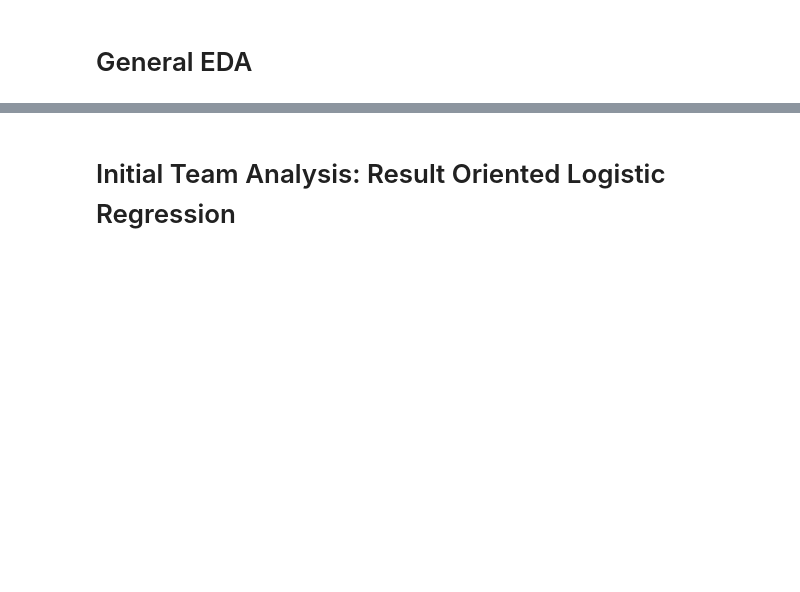
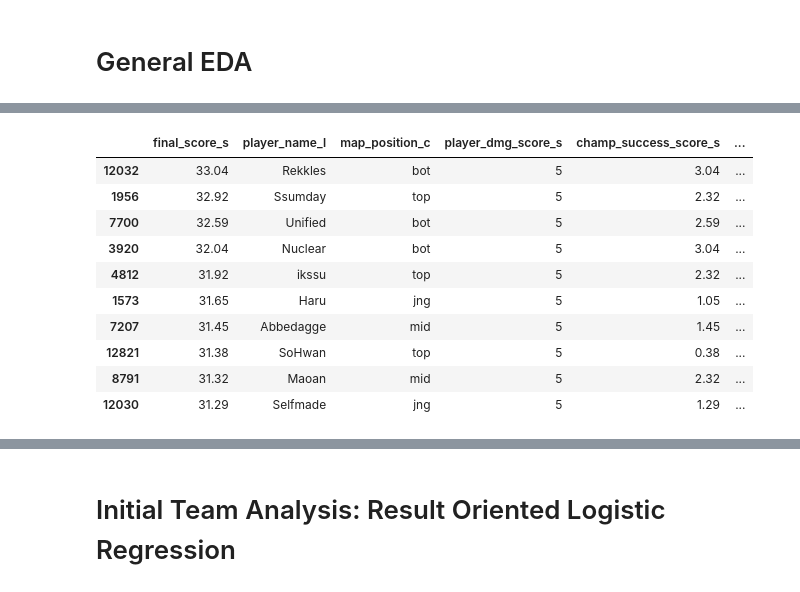
Before and after one commit to vic-voskovsky/LeagueofLegends, a Jupyter notebook: notebooks/p6_League_of_Legends_nb.ipynb, the cells around one changed output, grey strips where cells are left out. Saved outputs shown, nothing was run; the diff lists cells and outputs as text; code cells hidden in the pictures; blank space fills up the shorter version.

```diff
--- a/notebooks/p6_League_of_Legends_nb.ipynb
+++ b/notebooks/p6_League_of_Legends_nb.ipynb
@@ -375 +481,15 @@ df['position_weight_s'] = df['map_position_c'].apply(lambda x: -5 if x == 'bot'
+# %%
+df[['final_score_s', 'player_name_l', 'map_position_c', 'player_dmg_score_s', 'champ_success_score_s', 'player_deaths_score_s', 'combo_kill_score_s', 'position_weight_s', 'assists_weight_s', 'player_vision_score_s', 'player_gold_score_s']].sort_values(by='final_score_s', ascending=False).head(10)
+# %% [output]
+|  | final_score_s | player_name_l | map_position_c | player_dmg_score_s | champ_success_score_s | ... |
+| 12032 | 33.04 | Rekkles | bot | 5 | 3.04 | ... |
+| 1956 | 32.92 | Ssumday | top | 5 | 2.32 | ... |
+| 7700 | 32.59 | Unified | bot | 5 | 2.59 | ... |
+| 3920 | 32.04 | Nuclear | bot | 5 | 3.04 | ... |
+| 4812 | 31.92 | ikssu | top | 5 | 2.32 | ... |
+| 1573 | 31.65 | Haru | jng | 5 | 1.05 | ... |
+| 7207 | 31.45 | Abbedagge | mid | 5 | 1.45 | ... |
+| 12821 | 31.38 | SoHwan | top | 5 | 0.38 | ... |
+| 8791 | 31.32 | Maoan | mid | 5 | 2.32 | ... |
+| 12030 | 31.29 | Selfmade | jng | 5 | 1.29 | ... |
 # %%
```
Also changed, not shown: parts of 21 cells of this notebook, 6 other files.
